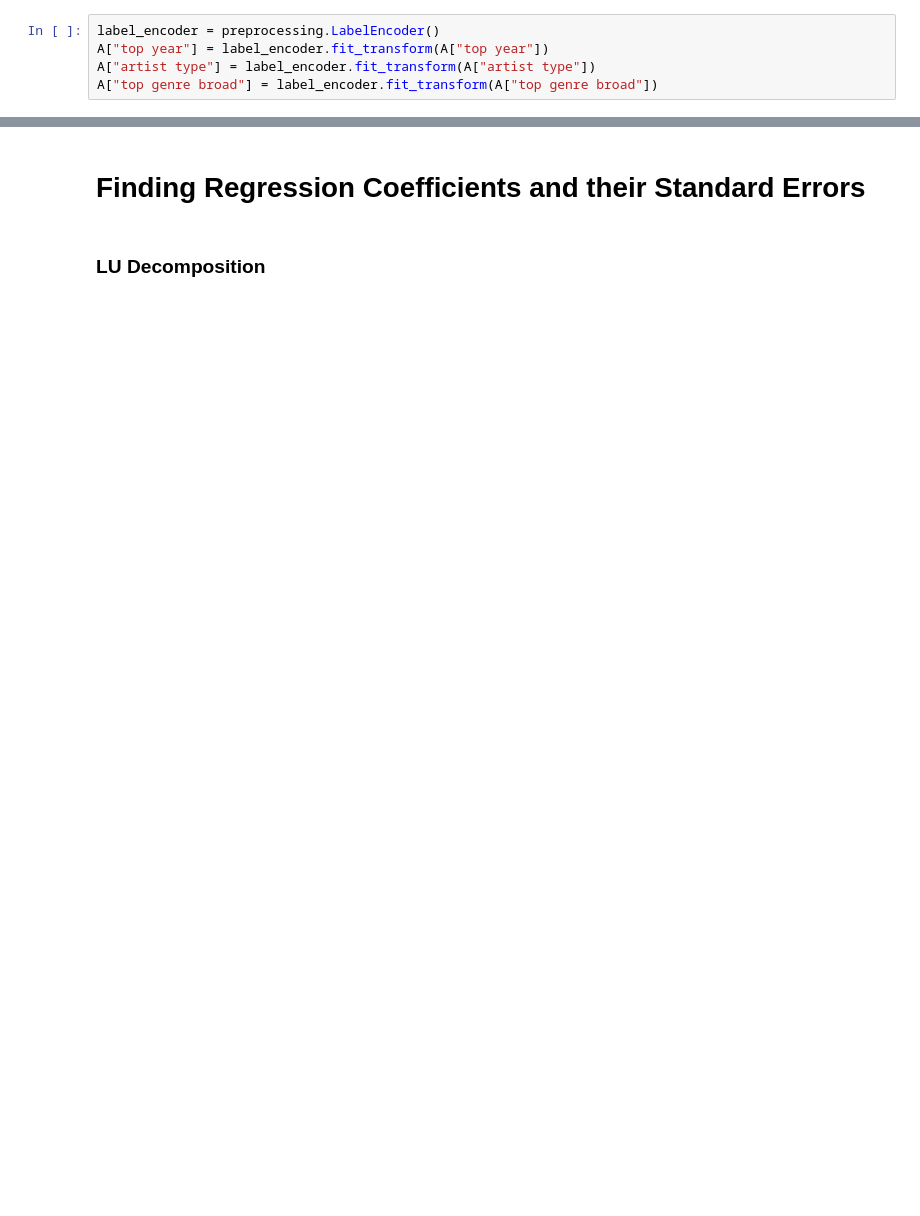
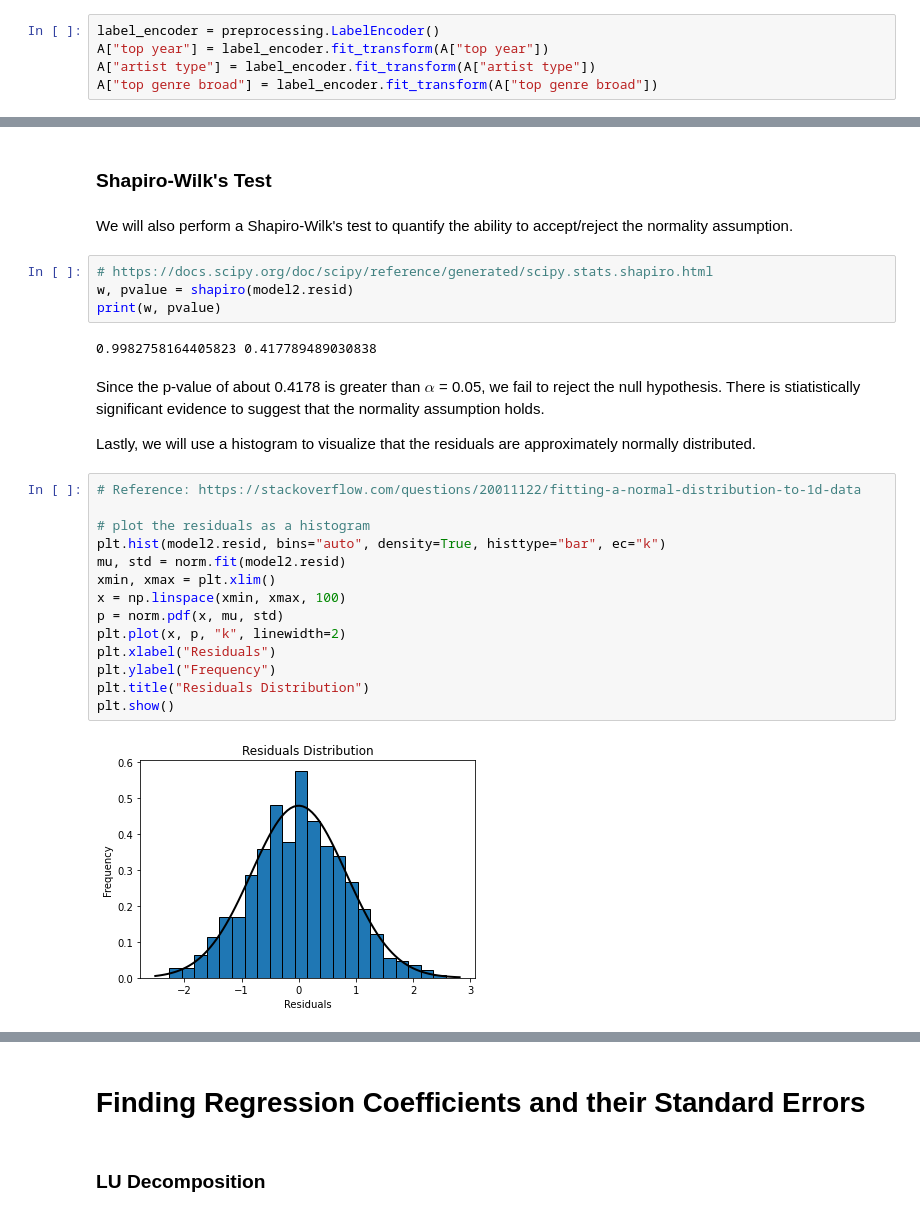
Before and after one commit to ojyoon23/STA141C, a Jupyter notebook: fin-proj-reg-coeff2.ipynb, the cells around one changed output, grey strips where cells are left out. Drawn from its saved outputs; the diff is of its cells as text; blank space fills up the shorter version.

```diff
--- a/fin-proj-reg-coeff2.ipynb
+++ b/fin-proj-reg-coeff2.ipynb
@@ -94,0 +141,30 @@ A.head(5)
+# %% [markdown]
+### Shapiro-Wilk's Test
+# %% [markdown]
+We will also perform a Shapiro-Wilk's test to quantify the ability to accept/reject the normality assumption.
+# %%
+# https://docs.scipy.org/doc/scipy/reference/generated/scipy.stats.shapiro.html
+w, pvalue = shapiro(model2.resid)
+print(w, pvalue)
+# %% [output]
+0.9982758164405823 0.417789489030838
+# %% [markdown]
+Since the p-value of about 0.4178 is greater than $\alpha$  = 0.05, we fail to reject the null hypothesis. There is stiatistically significant evidence to suggest that the normality assumption holds.
+
+Lastly, we will use a histogram to visualize that the residuals are approximately normally distributed.
+# %%
+# Reference: https://stackoverflow.com/questions/20011122/fitting-a-normal-distribution-to-1d-data
+
+# plot the residuals as a histogram
+plt.hist(model2.resid, bins="auto", density=True, histtype="bar", ec="k")
+mu, std = norm.fit(model2.resid)
+xmin, xmax = plt.xlim()
+x = np.linspace(xmin, xmax, 100)
+p = norm.pdf(x, mu, std)
+plt.plot(x, p, "k", linewidth=2)
+plt.xlabel("Residuals")
+plt.ylabel("Frequency")
+plt.title("Residuals Distribution")
+plt.show()
+# %% [output]
+[figure, added]
```
Also changed, not shown: parts of 73 cells of this notebook.
